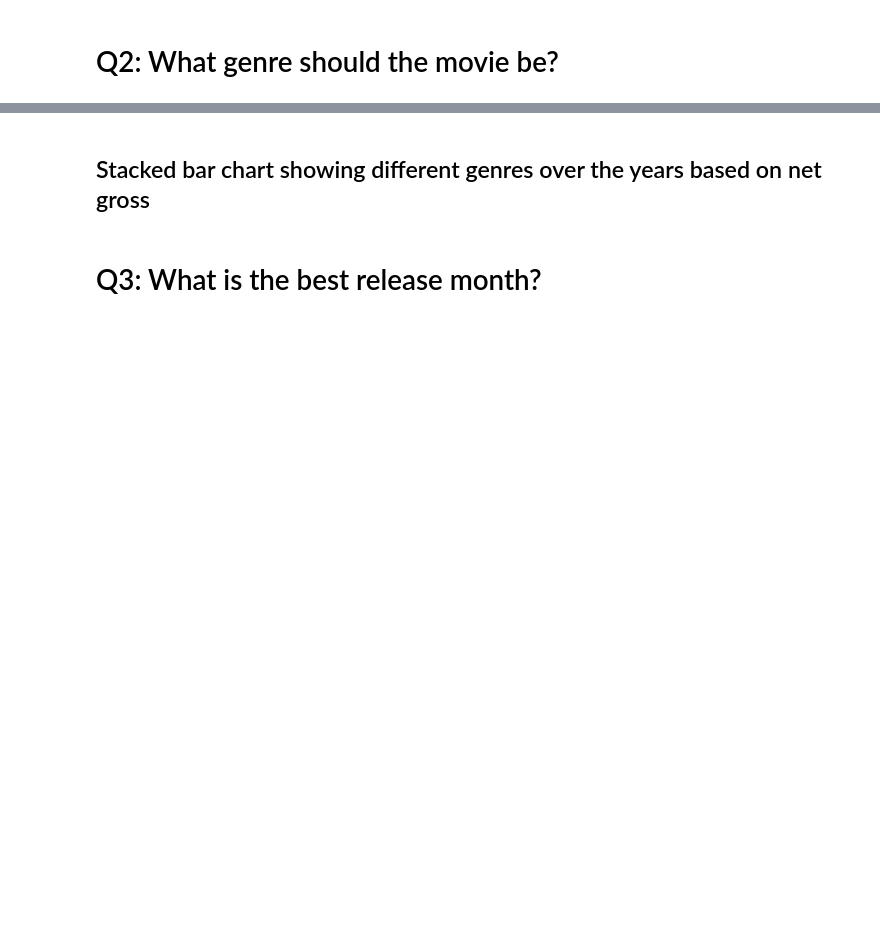
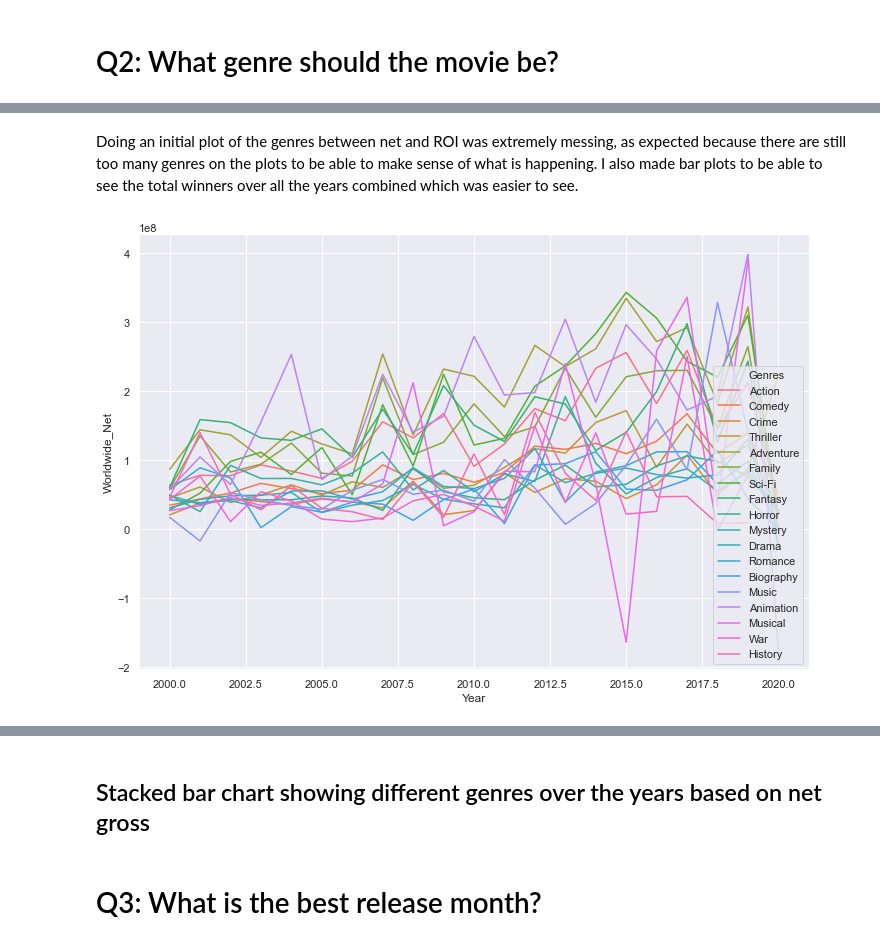
Before and after one commit to AnyOldRandomNameWillDOo/Module-1-Final-Project, a Jupyter notebook: Main Notebook.ipynb, the cells around one changed output, grey strips where cells are left out. Saved outputs shown, nothing was run; the diff lists cells and outputs as text; code cells hidden in the pictures; blank space fills up the shorter version.

```diff
--- a/Main Notebook.ipynb
+++ b/Main Notebook.ipynb
@@ -839,11 +732,0 @@ Name: Worldwide_Net, dtype: float64
-# %%
-y = df_genres_net.groupby(['Genres'])['Worldwide_Net'].mean()
-x = ['Action', 'Adventure', 'Animation', 'Comedy',
-     'Crime', 'Drama', 'Family', 'Fantasy', 'Horror', 'Mystery',
-     'Romance', 'Sci-Fi', 'Thriller']
-fig, ax = plt.subplots(figsize=(15,10))
-sns.barplot(x=x, y=y, palette="deep");
-
-# sns.despine(bottom=True)
-# plt.setp(f.axes, yticks=[])
-# plt.tight_layout(h_pad=2)
@@ -903,7 +732,0 @@ Name: ROI, dtype: float64
-# %%
-y = df_genres_roi.groupby(['Genres'])['ROI'].mean()
-x = ['Action', 'Adventure', 'Animation', 'Comedy',
-     'Crime', 'Drama', 'Family', 'Fantasy', 'Horror', 'Mystery',
-     'Romance', 'Sci-Fi', 'Thriller']
-fig, ax = plt.subplots(figsize=(15,10))
-sns.barplot(x=x, y=y, palette="deep");
@@ -937,0 +737,3 @@ sns.boxplot(x="Genres", y="Worldwide_Net",
+# %%
+# Created a new column that counted the number of genres a movie had listed from the budgets dataframe
+df_budgets['Number Of Genres'] = df_budgets['Genres'].map(lambda x: len(x))
@@ -937,0 +902,10 @@ sns.boxplot(x="Genres", y="Worldwide_Net",
+# %% [markdown]
+Doing an initial plot of the genres between net and ROI was extremely messing, as expected because there are still too many genres on the plots to be able to make sense of what is happening. I also made bar plots to be able to see the total winners over all the years combined which was easier to see.
+# %%
+# setting figure size
+fig, ax = plt.subplots(figsize=(12,8))
+#plotting actual figure
+sns.lineplot(x='Year', y='Worldwide_Net', hue='Genres',
+             data=df_genres_net, err_style=None);
+# %% [output]
+[figure, added]
```
Also changed, not shown: parts of 236 cells of this notebook, 1 other file.
